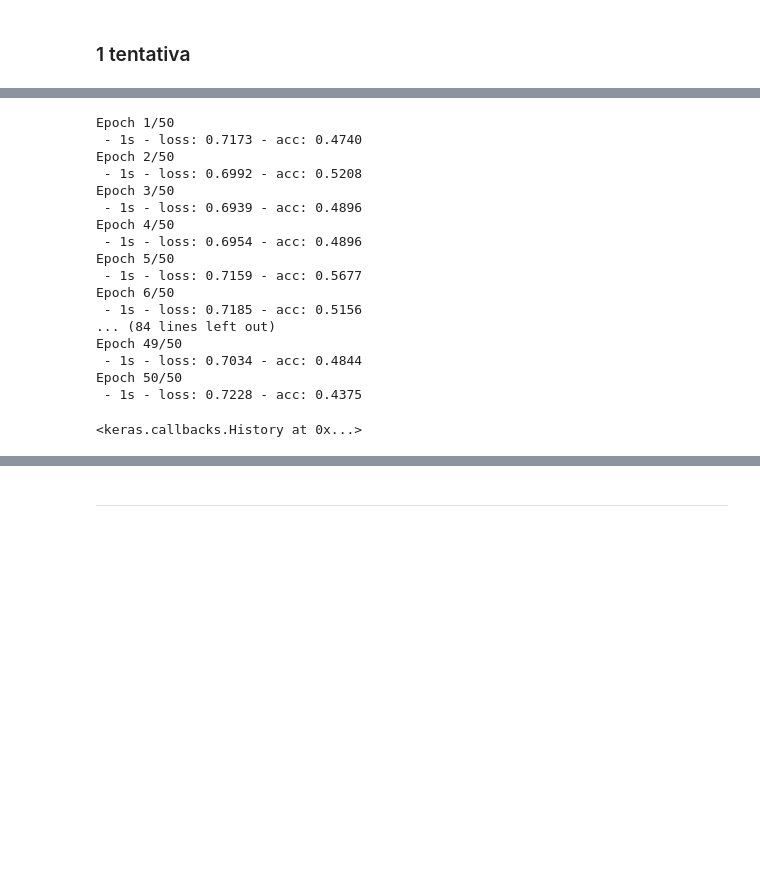
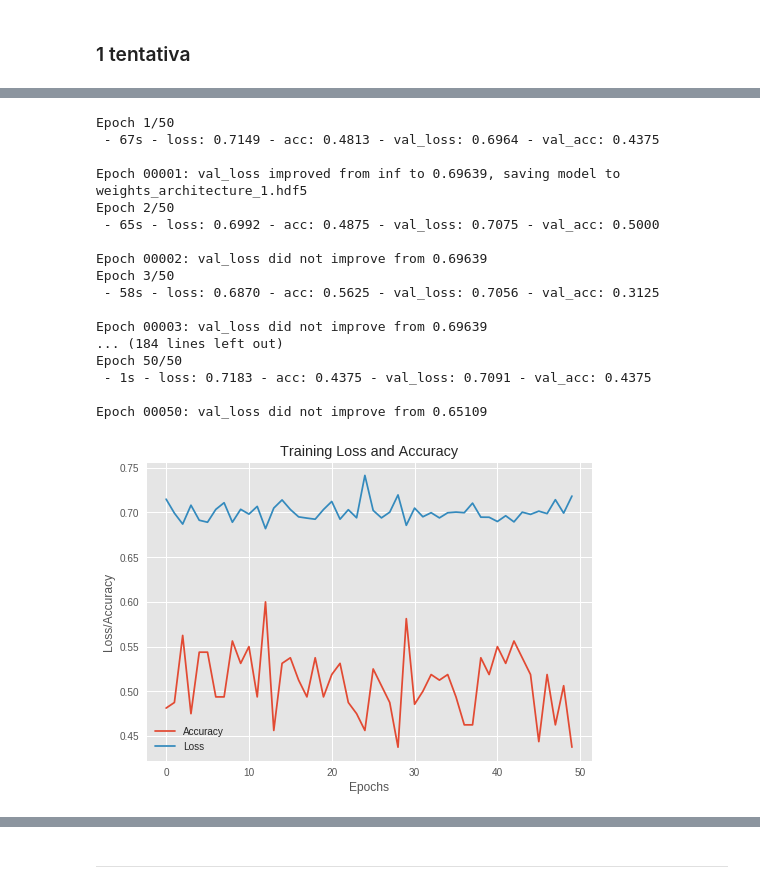
Before and after one commit to FernandaSzAdr/CNN_cromossome, a Jupyter notebook: TesteRedes.ipynb, the cells around one changed output, grey strips where cells are left out. Saved outputs shown, nothing was run; the diff lists cells and outputs as text; code cells hidden in the pictures; blank space fills up the shorter version.

```diff
--- a/TesteRedes.ipynb
+++ b/TesteRedes.ipynb
@@ -78,4 +87,5 @@ datagen = ImageDataGenerator(rescale=1/255.)
 # %%
 train_batches = datagen.flow_from_directory(train_path, target_size=(120, 120), classes=['C', 'NC'], batch_size=bSize)
 test_batches = datagen.flow_from_directory(test_path, target_size=(120, 120), classes=['C', 'NC'], batch_size=bSize)
+validation_batches = datagen.flow_from_directory(validation_path, target_size=(120, 120), classes=['C', 'NC'], batch_size=bSize)
 # %% [output]
@@ -84,3 +95,6 @@ Found 1336 images belonging to 2 classes.
+# %%
+stepsPerEpoche = len(train_batches)/bSize
+validationSteps = len(validation_batches)/bSize
 # %%
 test_batches.class_indices
 # %% [output]
@@ -130,21 +145,24 @@ stepsPerEpoche = len(train_batches)/bSize
+# %%
+checkpointer = ModelCheckpoint(filepath='weights_architecture_1.hdf5', verbose=1, save_best_only=True)
 # %%
-training = model.fit_generator(train_batches, steps_per_epoch=stepsPerEpoche, epochs=50, verbose=2)
+training = model.fit_generator(train_batches, steps_per_epoch=stepsPerEpoche,
+                   validation_data=validation_batches, validation_steps=validationSteps,
+                   epochs=50, verbose=2, callbacks=[checkpointer])
 # %% [output]
 Epoch 1/50
- - 1s - loss: 0.7173 - acc: 0.4740
+ - 67s - loss: 0.7149 - acc: 0.4813 - val_loss: 0.6964 - val_acc: 0.4375
+
+Epoch 00001: val_loss improved from inf to 0.69639, saving model to weights_architecture_1.hdf5
 Epoch 2/50
- - 1s - loss: 0.6992 - acc: 0.5208
+ - 65s - loss: 0.6992 - acc: 0.4875 - val_loss: 0.7075 - val_acc: 0.5000
+
+Epoch 00002: val_loss did not improve from 0.69639
 Epoch 3/50
- - 1s - loss: 0.6939 - acc: 0.4896
-Epoch 4/50
- - 1s - loss: 0.6954 - acc: 0.4896
-Epoch 5/50
- - 1s - loss: 0.7159 - acc: 0.5677
-Epoch 6/50
- - 1s - loss: 0.7185 - acc: 0.5156
-... (84 lines left out)
-Epoch 49/50
- - 1s - loss: 0.7034 - acc: 0.4844
+ - 58s - loss: 0.6870 - acc: 0.5625 - val_loss: 0.7056 - val_acc: 0.3125
+
+Epoch 00003: val_loss did not improve from 0.69639
+... (184 lines left out)
 Epoch 50/50
- - 1s - loss: 0.7228 - acc: 0.4375
+ - 1s - loss: 0.7183 - acc: 0.4375 - val_loss: 0.7091 - val_acc: 0.4375
+
+Epoch 00050: val_loss did not improve from 0.65109
-<keras.callbacks.History at 0x...>
@@ -152,0 +169,14 @@ model.save_weights('50_epochs_exemplo1.h5')
+# %%
+# plotar loss e accuracy para os datasets 'train' e 'test'
+plt.style.use("ggplot")
+plt.figure()
+plt.plot(training.history['acc'], label='Accuracy')
+plt.plot(training.history['loss'], label='Loss')
+plt.xlabel('Epochs')
+plt.ylabel('Accuracy')
+plt.title("Training Loss and Accuracy")
+plt.ylabel("Loss/Accuracy")
+plt.legend()
+plt.savefig('architecture_1.png', bbox_inches='tight')
+# %% [output]
+[figure, added]
```
Also changed, not shown: parts of 114 cells of this notebook.
